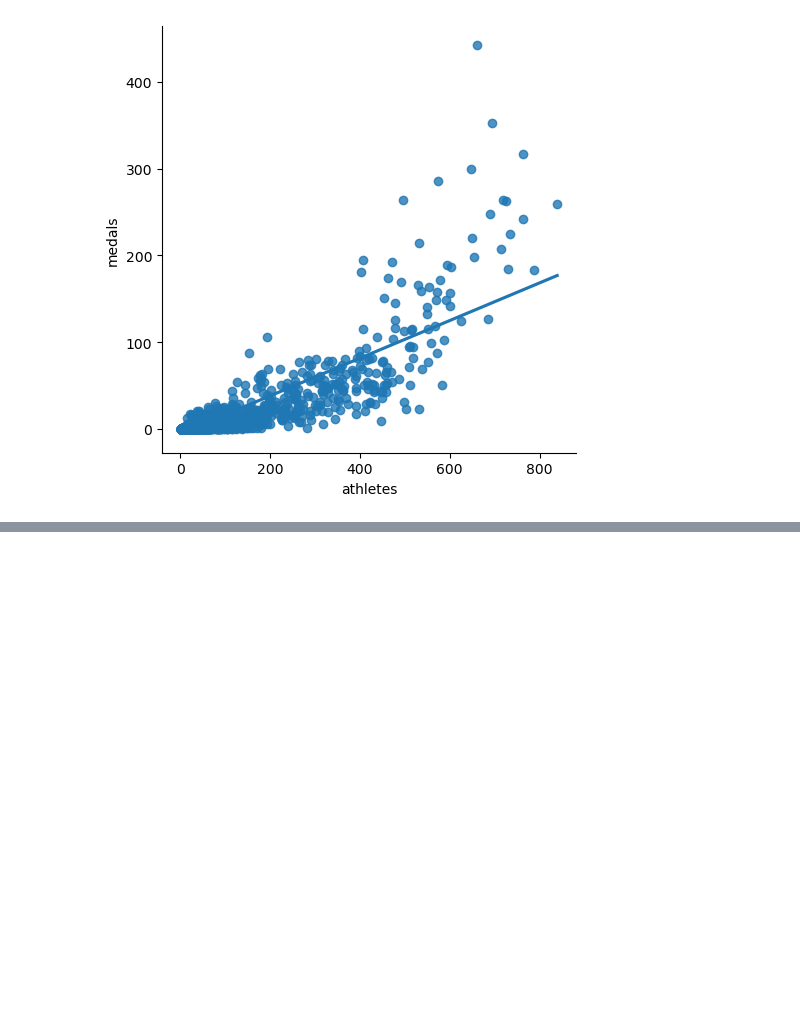
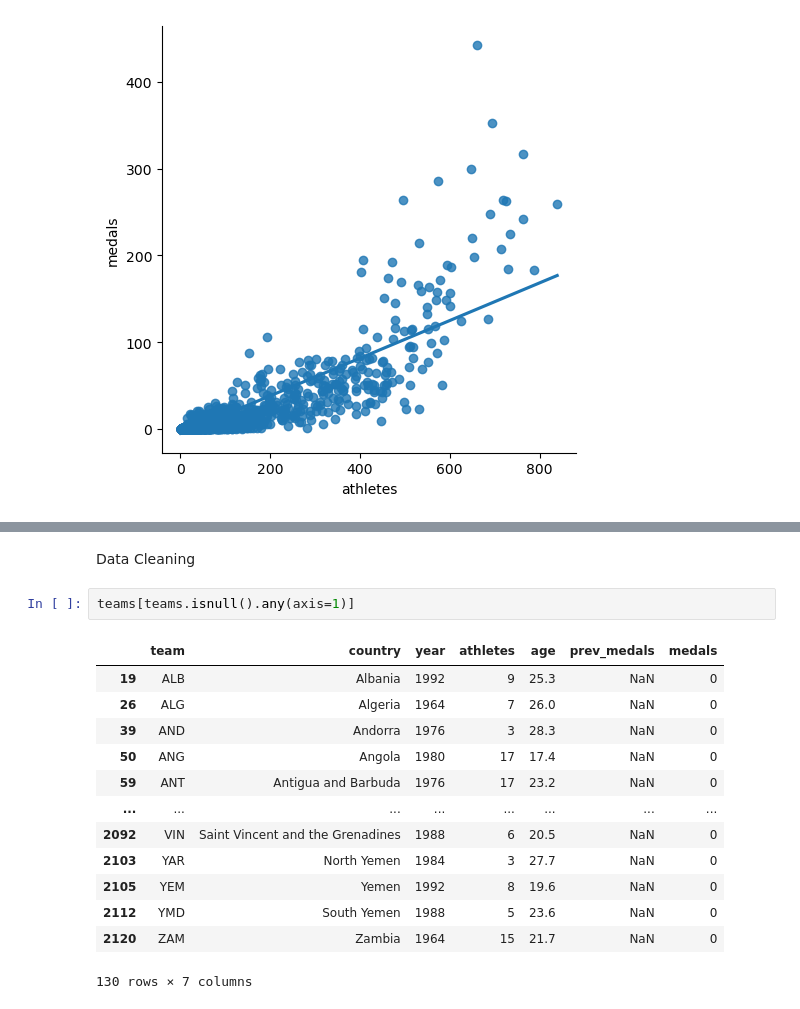
Before and after one commit to EroshBc/ML-Project-Gold-Medal-Prediction, a Jupyter notebook: Olypic Medal Prediction.ipynb, the cells around one changed output, grey strips where cells are left out. Cells and saved outputs as stored; diff of their text form; blank space fills up the shorter version.

```diff
--- a/Olypic Medal Prediction.ipynb
+++ b/Olypic Medal Prediction.ipynb
@@ -94,0 +109,18 @@ sns.lmplot(x="athletes", y="medals", data = teams, fit_reg = True, ci = None)
+# %% [markdown]
+Data Cleaning
+# %%
+teams[teams.isnull().any(axis=1)]
+# %% [output]
+|  | team | country | year | athletes | age | prev_medals | medals |
+| 19 | ALB | Albania | 1992 | 9 | 25.3 | NaN | 0 |
+| 26 | ALG | Algeria | 1964 | 7 | 26.0 | NaN | 0 |
+| 39 | AND | Andorra | 1976 | 3 | 28.3 | NaN | 0 |
+| 50 | ANG | Angola | 1980 | 17 | 17.4 | NaN | 0 |
+| 59 | ANT | Antigua and Barbuda | 1976 | 17 | 23.2 | NaN | 0 |
+| ... | ... | ... | ... | ... | ... | ... | ... |
+| 2092 | VIN | Saint Vincent and the Grenadines | 1988 | 6 | 20.5 | NaN | 0 |
+| 2103 | YAR | North Yemen | 1984 | 3 | 27.7 | NaN | 0 |
+| 2105 | YEM | Yemen | 1992 | 8 | 19.6 | NaN | 0 |
+| 2112 | YMD | South Yemen | 1988 | 5 | 23.6 | NaN | 0 |
+| 2120 | ZAM | Zambia | 1964 | 15 | 21.7 | NaN | 0 |
+130 rows × 7 columns
```
Also changed, not shown: parts of 3 cells of this notebook.
